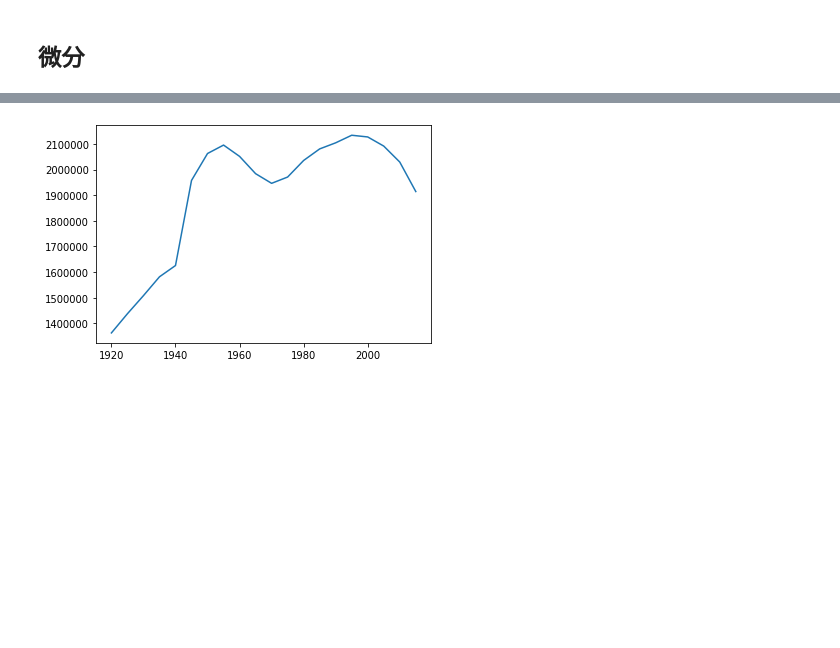
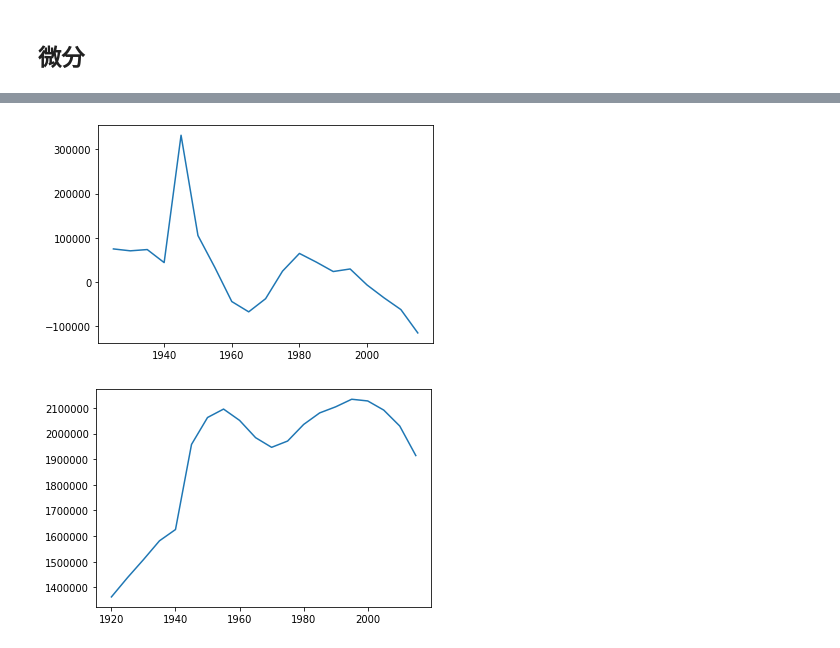
Before and after one commit to androbo-pythonlab/machine-learning, a Jupyter notebook: kobayu/0815_Pandas&Matplotlib.ipynb, the cells around one changed output, grey strips where cells are left out. Drawn from its saved outputs; the diff is of its cells as text; code cells hidden in the pictures; blank space fills up the shorter version.

```diff
--- a/kobayu/0815_Pandas&Matplotlib.ipynb
+++ b/kobayu/0815_Pandas&Matplotlib.ipynb
@@ -525 +610,7 @@ import sympy
+# %%
+#plt.plot(df_fukushima['西暦（年）'],df_fukushima['人口（総数）'])
+plt.plot(df_fukushima['西暦（年）'],sympy.diff(df_fukushima['人口（総数）']))
+plt.show()
+# %% [output]
+[figure, added]
 # %%
```
Also changed, not shown: parts of 15 cells of this notebook.
